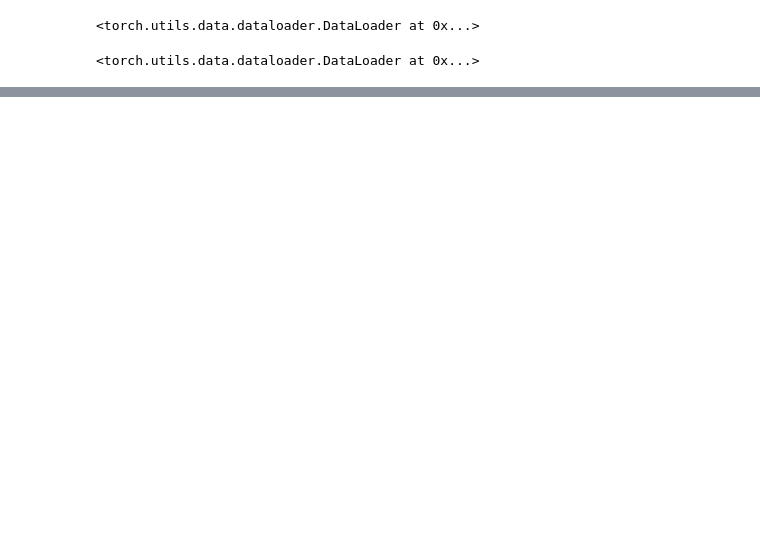
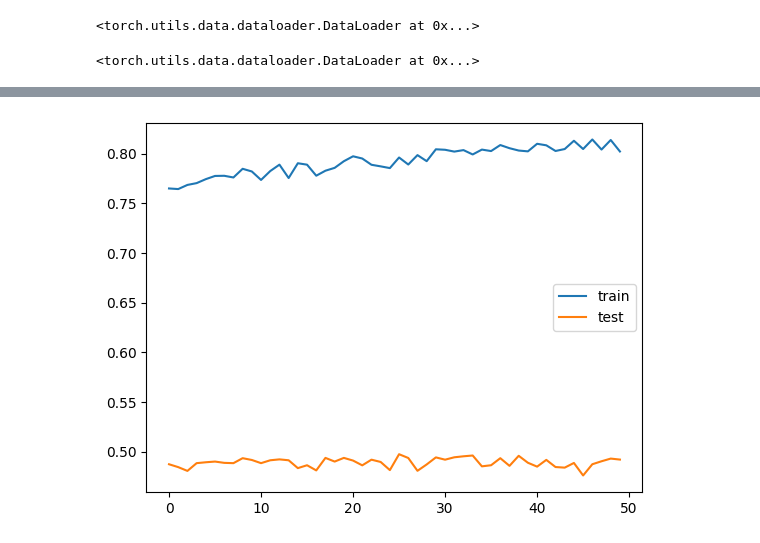
Before and after one commit to hongppa324/hhplus_ai_week1, a Jupyter notebook: week1_assignmentA.ipynb, the cells around one changed output, grey strips where cells are left out. Cells and saved outputs as stored; diff of their text form; code cells hidden in the pictures; blank space fills up the shorter version.

```diff
--- a/week1_assignmentA.ipynb
+++ b/week1_assignmentA.ipynb
@@ -81 +306,30 @@ model = Model(28 * 28 * 1, 1024)
+# %%
+# 모델 정의 - Activation 함수가 Leaky ReLU with dropout
+class Model3(nn.Module):
+  def __init__(self, input_dim, n_dim):
+    super().__init__()
+
+    self.layer1 = nn.Linear(input_dim, n_dim)
+    self.drop1 = nn.Dropout(0.1)
+    self.layer2 = nn.Linear(n_dim, n_dim)
+    self.drop2 = nn.Dropout(0.1)
+    self.layer3 = nn.Linear(n_dim, 10)
+    self.drop3 = nn.Dropout(0.1)
+    # CIFAR-10도 10개의 클래스를 분류됨.
+
+    # 활성화 함수 : LeaklyReLU
+    self.act = nn.LeakyReLU()
+
+  def forward(self, x):
+    x = torch.flatten(x, start_dim=1)
+    x = self.drop1(self.act(self.layer1(x)))
+    x = self.drop2(self.act(self.layer2(x)))
+    x = self.drop3(self.layer3(x))
+
+    return x
+# %%
+input_dim = 3 * 32 * 32
+model_dropout = Model3(input_dim, 1024)
+
+optimizer_dropout = Adam(model_dropout.parameters(), lr=lr)
 # %%
@@ -168,0 +399,4 @@ plot_acc(train_accs, test_accs)
+# %%
+# 학습
+train_accs_dropout, test_accs_dropout = train_model_with_test(model_dropout, trainloader, testloader, optimizer_dropout)
+# %% [output]
@@ -168,0 +420 @@ plot_acc(train_accs, test_accs)
+[figure, added]
```
Also changed, not shown: parts of 21 cells of this notebook.
